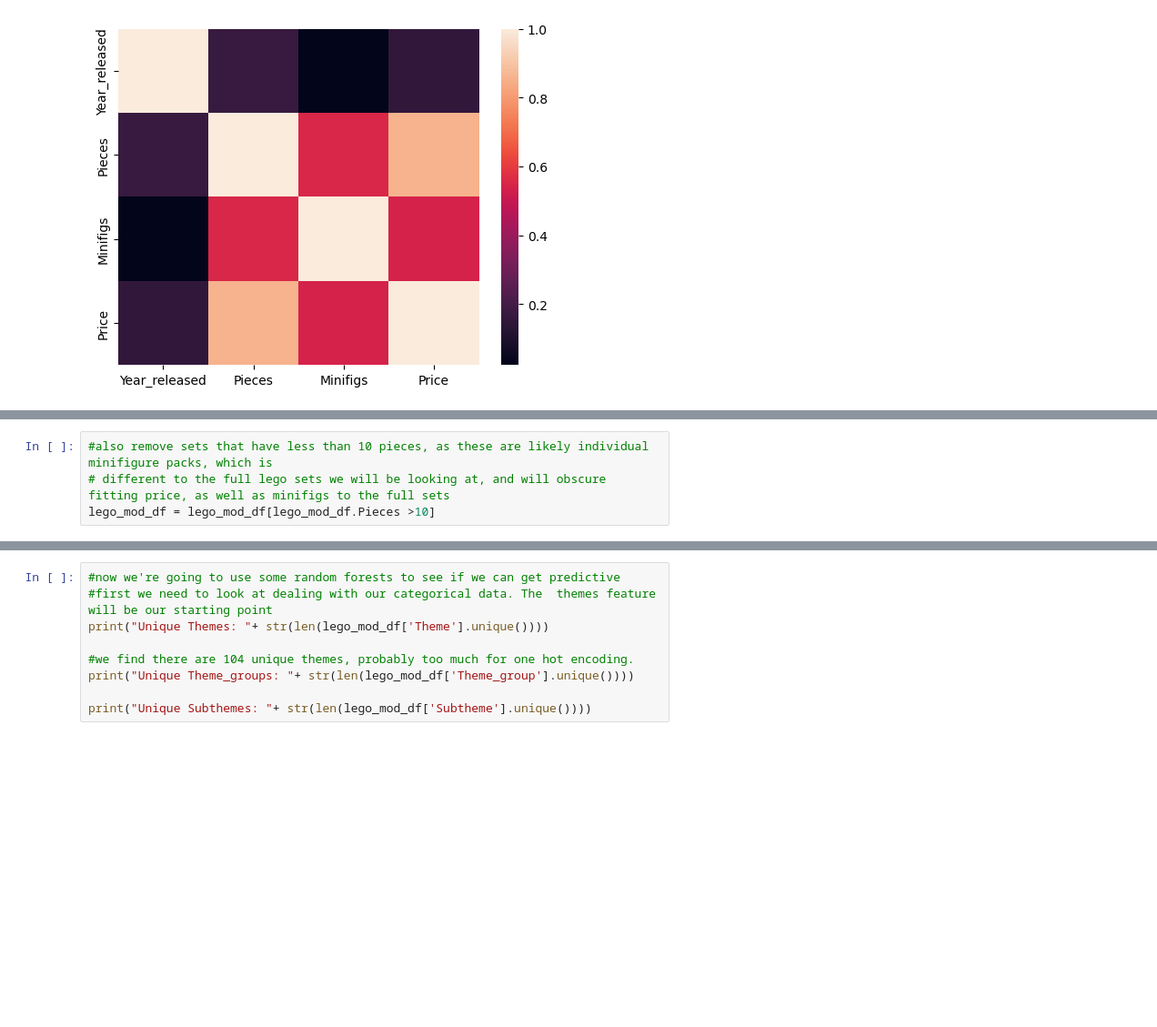
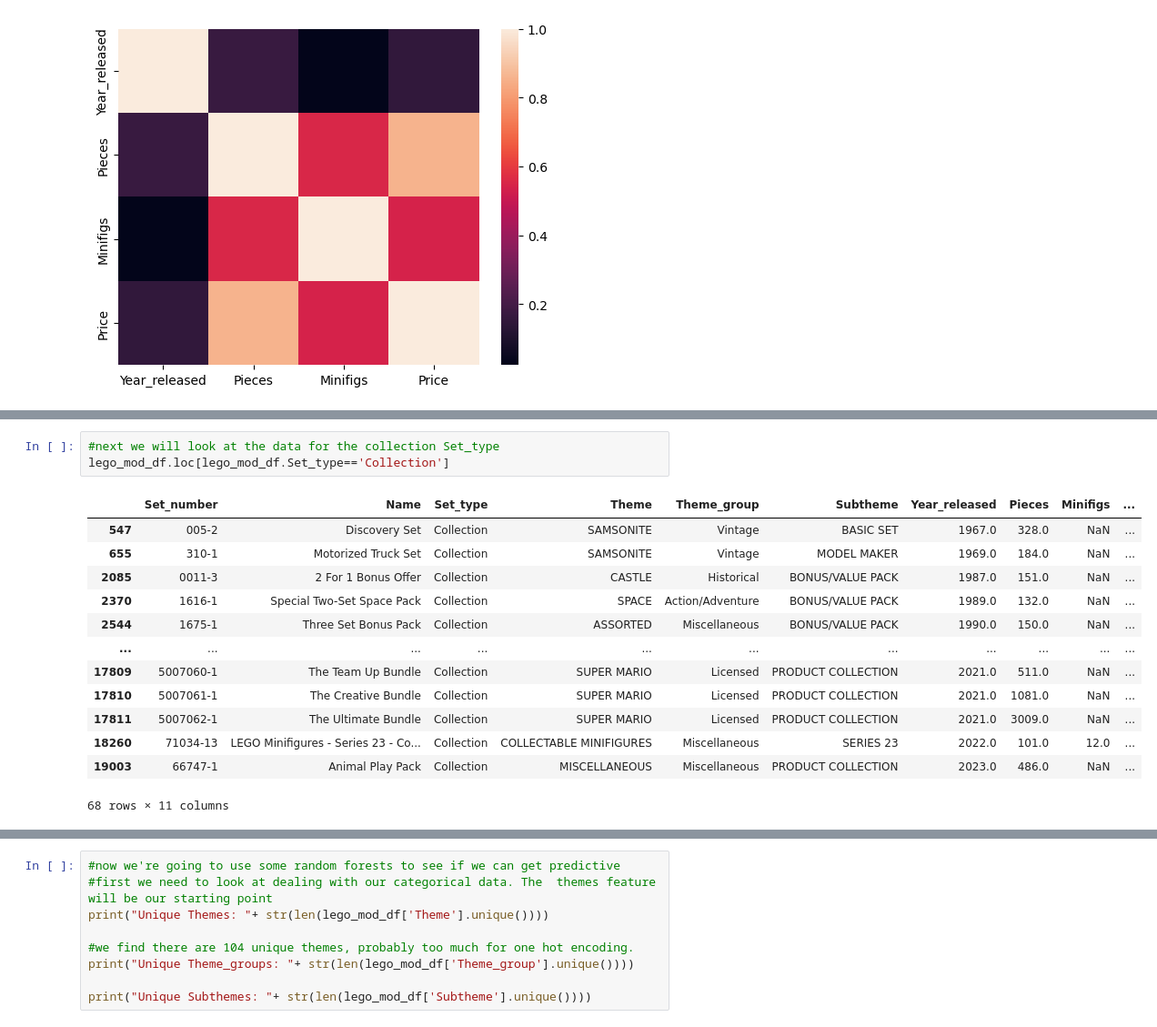
Before and after one commit to Conor020591/LegoSetEDA, a Jupyter notebook: LegoEDA.ipynb, the cells around one changed output, grey strips where cells are left out. Shown at 91% size. Drawn from its saved outputs; the diff is of its cells as text; blank space fills up the shorter version.

```diff
--- a/LegoEDA.ipynb
+++ b/LegoEDA.ipynb
@@ -168,4 +243,17 @@ Unique Age_ranges: 56
 # %%
-#also remove sets that have less than 10 pieces, as these are likely individual minifigure packs, which is
-# different to the full lego sets we will be looking at, and will obscure fitting price, as well as minifigs to the full sets
-lego_mod_df = lego_mod_df[lego_mod_df.Pieces >10]
+#next we will look at the data for the collection Set_type
+lego_mod_df.loc[lego_mod_df.Set_type=='Collection']
+# %% [output]
+|  | Set_number | Name | Set_type | Theme | Theme_group | Subtheme | Year_released | Pieces | Minifigs | ... |
+| 547 | 005-2 | Discovery Set | Collection | SAMSONITE | Vintage | BASIC SET | 1967.0 | 328.0 | NaN | ... |
+| 655 | 310-1 | Motorized Truck Set | Collection | SAMSONITE | Vintage | MODEL MAKER | 1969.0 | 184.0 | NaN | ... |
+| 2085 | 0011-3 | 2 For 1 Bonus Offer | Collection | CASTLE | Historical | BONUS/VALUE PACK | 1987.0 | 151.0 | NaN | ... |
+| 2370 | 1616-1 | Special Two-Set Space Pack | Collection | SPACE | Action/Adventure | BONUS/VALUE PACK | 1989.0 | 132.0 | NaN | ... |
+| 2544 | 1675-1 | Three Set Bonus Pack | Collection | ASSORTED | Miscellaneous | BONUS/VALUE PACK | 1990.0 | 150.0 | NaN | ... |
+| ... | ... | ... | ... | ... | ... | ... | ... | ... | ... | ... |
+| 17809 | 5007060-1 | The Team Up Bundle | Collection | SUPER MARIO | Licensed | PRODUCT COLLECTION | 2021.0 | 511.0 | NaN | ... |
+| 17810 | 5007061-1 | The Creative Bundle | Collection | SUPER MARIO | Licensed | PRODUCT COLLECTION | 2021.0 | 1081.0 | NaN | ... |
+| 17811 | 5007062-1 | The Ultimate Bundle | Collection | SUPER MARIO | Licensed | PRODUCT COLLECTION | 2021.0 | 3009.0 | NaN | ... |
+| 18260 | 71034-13 | LEGO Minifigures - Series 23 - Co... | Collection | COLLECTABLE MINIFIGURES | Miscellaneous | SERIES 23 | 2022.0 | 101.0 | 12.0 | ... |
+| 19003 | 66747-1 | Animal Play Pack | Collection | MISCELLANEOUS | Miscellaneous | PRODUCT COLLECTION | 2023.0 | 486.0 | NaN | ... |
+68 rows × 11 columns
```
Also changed, not shown: parts of 21 cells of this notebook.
